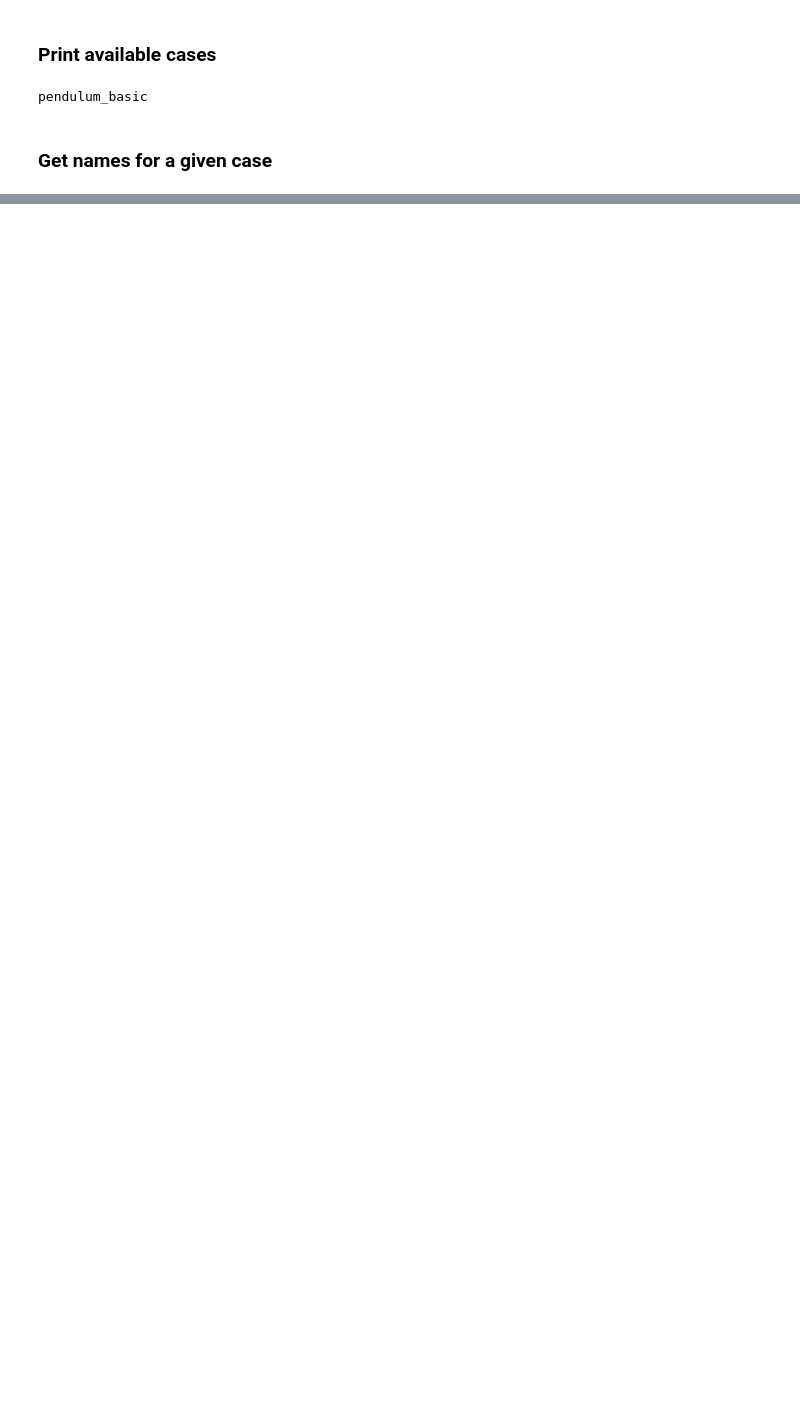
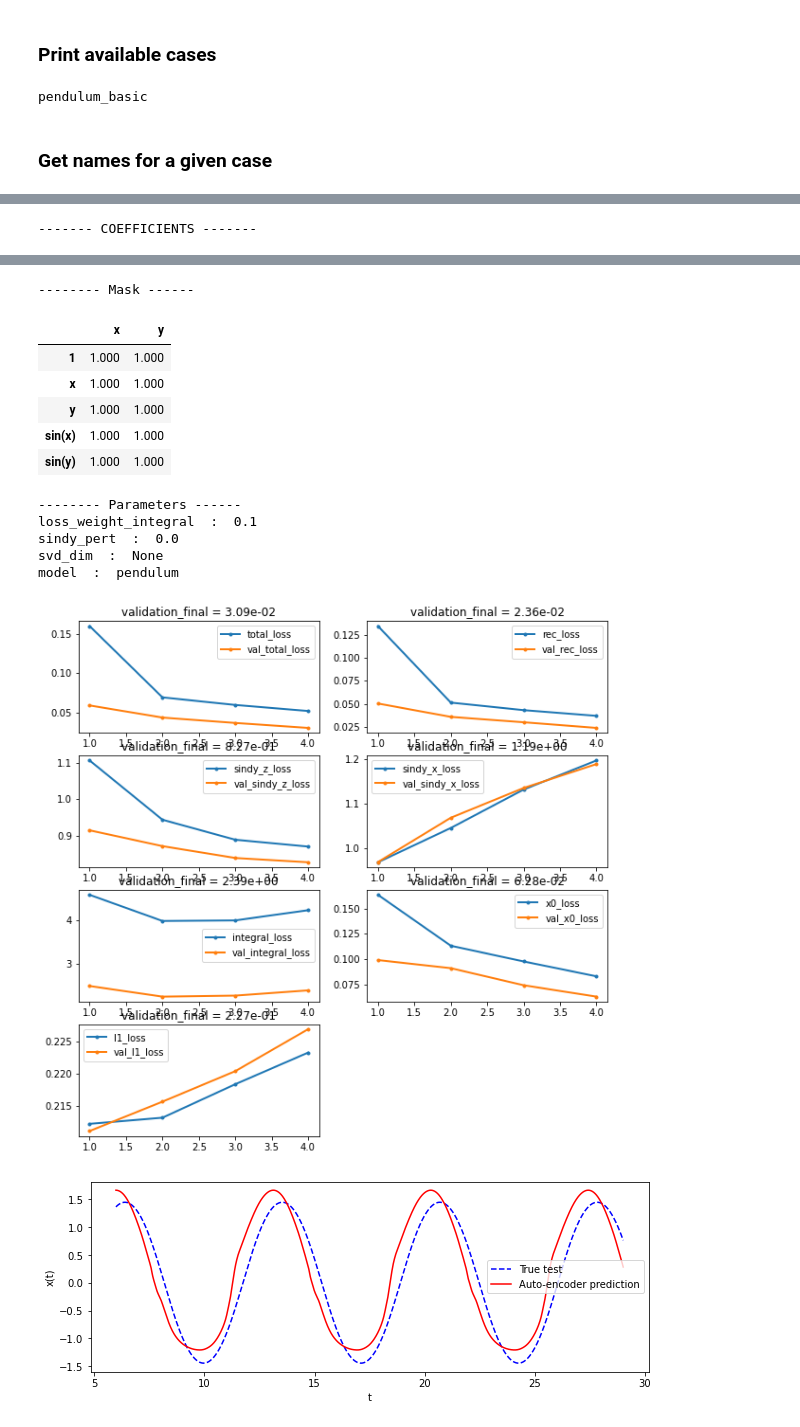
Before and after one commit to josephbakarji/deep-delay-autoencoder, a Jupyter notebook: analyze/analyze_data.ipynb, the cells around one changed output, grey strips where cells are left out. Saved outputs shown, nothing was run; the diff lists cells and outputs as text; code cells hidden in the pictures; blank space fills up the shorter version.

```diff
--- a/analyze/analyze_data.ipynb
+++ b/analyze/analyze_data.ipynb
@@ -34,7 +31,7 @@ To enable them in other operations, rebuild TensorFlow with the appropriate comp
 # %% [markdown]
 ### Print available cases
 # %%
-path='../testcases/results/'
+path=ROOTPATH+'testcases/results/'
 cases = get_cases(path, filter_case=None, print_cases=True)
 p1, p2, p3 = params_names()
 # %% [output]
@@ -56,11 +53,11 @@ display_params = my_params #primary_params + secondary_params + tertiary_params
 t0_frac = 0.2
 query_remove = False
 
-non_existing_files, remove_files = read_results([name_list[0]],
-                                                path,
-                                                end_time=end_time,
-                                                display_params=display_params,
-                                                t0_frac=t0_frac,
-                                                end_time_plot=end_time_plot,
-                                                query_remove=query_remove)
+non_existing_files, non_existing_params, remove_files = read_results([name_list[0]],
+                                                        path,
+                                                        end_time=end_time,
+                                                        display_params=display_params,
+                                                        t0_frac=t0_frac,
+                                                        end_time_plot=end_time_plot,
+                                                        query_remove=query_remove)
 # %% [output]
@@ -67,0 +67 @@ AttributeError: 'list' object has no attribute 'split'
+------- COEFFICIENTS -------
@@ -67,0 +74,14 @@ AttributeError: 'list' object has no attribute 'split'
+-------- Mask ------
+|  | x | y |
+| 1 | 1.000 | 1.000 |
+| x | 1.000 | 1.000 |
+| y | 1.000 | 1.000 |
+| sin(x) | 1.000 | 1.000 |
+| sin(y) | 1.000 | 1.000 |
+-------- Parameters ------
+loss_weight_integral  :  0.1
+sindy_pert  :  0.0
+svd_dim  :  None
+model  :  pendulum
+[figure, added]
+[figure, added]
```
Also changed, not shown: parts of 8 cells of this notebook, 10 other files.
